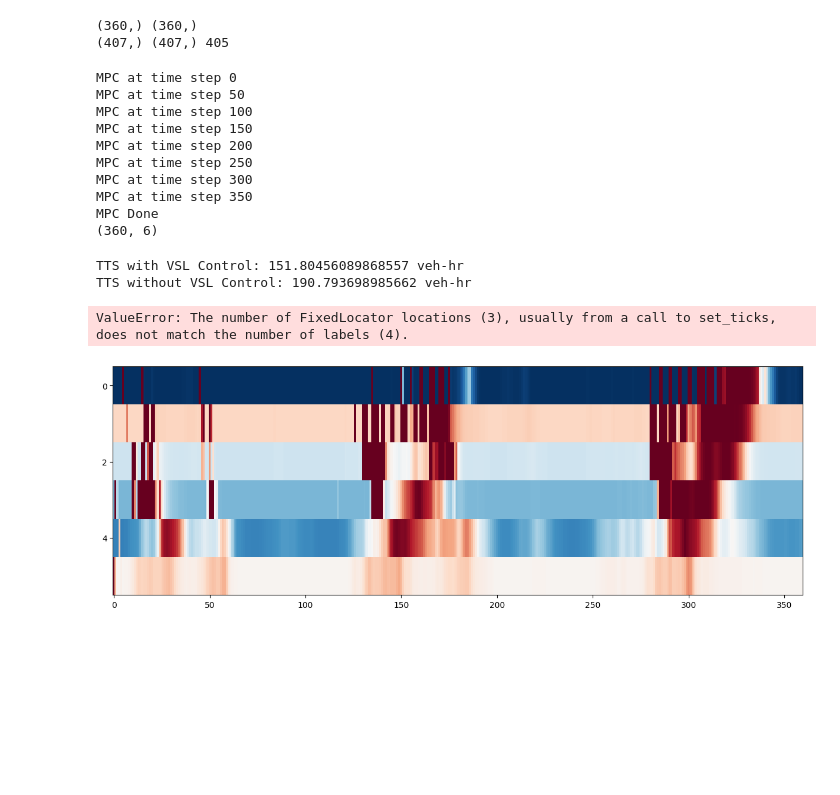
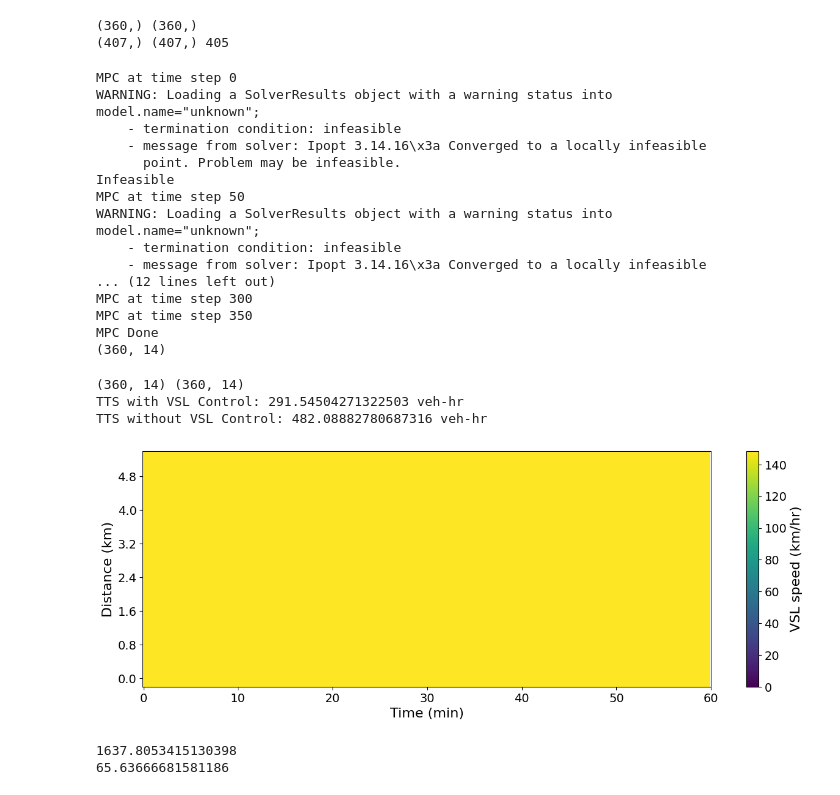
Before and after one commit to srags/mpc-traffic-flow, a Jupyter notebook: metanet_params.ipynb, the cells around one changed output. Drawn from its saved outputs; the diff is of its cells as text; code cells hidden in the pictures; blank space fills up the shorter version.

```diff
--- a/metanet_params.ipynb
+++ b/metanet_params.ipynb
@@ -43,26 +107,29 @@ from src.sim_params.I24_6seg_FD_400mParams import I24_400m_6seg_indivFD_Params
 from src.sim_params.I24_14seg_200mParams import I24_200m_14seg_indivFD_Params
 from src.sim_params.I24_30seg_200mParams import I24_30seg_200m_indivFD_Params
 # %%
-time_step = 10/3600
 time_steps = downstream_density.shape[0]
 print("sim_time:", time_step * downstream_density.shape[0] * 60, "minutes")
-
-total_distance = .2 * 30  # 6 segments of 200 m each
-L = 0.2
-num_segments = 30 #30
-# sim_lanes = {i: 5 if i < 4 else 4 for i in range(num_segments)}
-#sim_lanes = {0: 5, 1: 5, 2: 4, 3: 4, 4: 4, 5: 4}
-# sim_lanes = {0: 4, 1: 5, 2: 5, 3: 5, 4: 5, 5: 5, 6: 4, 7: 4, 8: 4, 9: 4, 10: 4, 11: 4, 12: 5, 13:5, 14:4}
-lane_counts = np.load('src/sim_params/200_m_10_s_joint/num_lanes.npy').reshape(-1)
+num_segments = 14 #30
+total_distance = L * num_segments # km
+try:
+    lane_counts = np.load(f'src/sim_params/{exp_path}/lane_num.npy').reshape(-1)
+except:
+    lane_counts = np.load(f'src/sim_params/{exp_path}/num_lanes.npy').reshape(-1)
+#lane_counts = np.load('src/sim_params/200m_10_sec/lane_num.npy').reshape(-1)
+# lane_counts = smooth_inflow(lane_counts, window_size=3)
 sim_lanes = {i: lane_counts[i] for i in range(num_segments)}
-sim_lanes = {i: 4 for i in range(num_segments)}
+#sim_lanes = {i: 4 for i in range(num_segments)}
 print("length of highway:", total_distance, "km")
 print(sim_lanes)
+downstream_density = downstream_density / sim_lanes[num_segments - 1]
+i24params = I24_30seg_200m_indivFD_Params(path=exp_path).get_params()
+#i24params = DefaultParams(num_segments=num_segments).get_params()
+print(i24params.keys())
+print(i24params['beta'].shape)
 
-i24params = I24_30seg_200m_indivFD_Params(joint=True).get_params()
 
-print(data_inflow.shape, lane_counts.shape)
 
-inflow = data_inflow * sim_lanes[0]
+# print(data_inflow.shape, lane_counts.shape)
+
 # inflow = np.full(data_inflow.shape, 1000 * 4)
 # %% [output]
@@ -237,34 +549,50 @@ m = num_segments
 
 optimal_vsl = mpc_find_vsl(time_steps, inflow_mpc, downstream_density_mpc, sim_lanes, T=time_step,
                                 l=L, num_segments=num_segments, pred_horizon=pred_horizon, control_horizon=control_horizon,
-                                hold_length=hold_len, initialize_vsl=None, init_fixed=None, init_state=(true_density_initial, true_velocity_initial, inflow[0], 0),
-                                control_one_segment=None, control_changepoints=None, safety_temporal=None, params=i24params, verbose=True, speed_lb=0)
+                                hold_length=hold_len, initialize_vsl=None, init_fixed=None, init_state=init_state,
+                                control_one_segment=None, control_changepoints=None, safety_temporal=1, params=i24params, verbose=True, speed_lb=0)
 
 print(optimal_vsl.shape)
 # %% [output]
 MPC at time step 0
+WARNING: Loading a SolverResults object with a warning status into
+model.name="unknown";
+    - termination condition: infeasible
+    - message from solver: Ipopt 3.14.16\x3a Converged to a locally infeasible
+      point. Problem may be infeasible.
+Infeasible
 MPC at time step 50
-MPC at time step 100
-MPC at time step 150
-MPC at time step 200
-MPC at time step 250
+WARNING: Loading a SolverResults object with a warning status into
+model.name="unknown";
+    - termination condition: infeasible
+    - message from solver: Ipopt 3.14.16\x3a Converged to a locally infeasible
+... (12 lines left out)
 MPC at time step 300
 MPC at time step 350
 MPC Done
-(360, 6)
+(360, 14)
 # %%
-p_opt, v_opt, queue_opt, tts_opt = metanet_sim_params(time_step, L, (true_density_initial, true_velocity_initial, inflow[0], 0),
-                                    optimal_vsl, inflow_mpc, downstream_density_mpc, i24params,lanes=sim_lanes, real_data=False, plotting=True)
+print(const_vsl.shape, optimal_vsl.shape)
+p_opt, v_opt, queue_opt, tts_opt = metanet_sim_params(time_step, L, init_state,
+                                    const_vsl, inflow_mpc, downstream_density_mpc, i24params, lanes=sim_lanes, real_data=False, plotting=True)
 
+#save optimal_vsl
+np.save(f'src/sim_params/{path}/optimal_vsl_smooth.npy', optimal_vsl)
 print(f"TTS with VSL Control: {tts_opt} veh-hr")
 print(f"TTS without VSL Control: {tts} veh-hr")
 # %% [output]
-TTS with VSL Control: 151.80456089868557 veh-hr
-TTS without VSL Control: 190.793698985662 veh-hr
+(360, 14) (360, 14)
+TTS with VSL Control: 291.54504271322503 veh-hr
+TTS without VSL Control: 482.08882780687316 veh-hr
 # %%
 from src.plotting import plot_vsls
-plot_vsls(optimal_vsl, time_steps, num_segments, max(i24params['v_free']), T=time_step, l=L)
+plot_vsls(const_vsl, time_steps, num_segments, max(i24params['v_free']), T=time_step, l=L)
 # %% [output]
-ValueError: The number of FixedLocator locations (3), usually from a call to set_ticks, does not match the number of labels (4).
-[figure, old version]
+[figure, new version]
+# %%
+print(np.max(data_inflow)/sim_lanes[0])
+print(np.max(gt_density/lane_counts))
+# %% [output]
+1637.8053415130398
+65.63666681581186
 # %%
```
Also changed, not shown: parts of 19 cells of this notebook, 4 other files.
